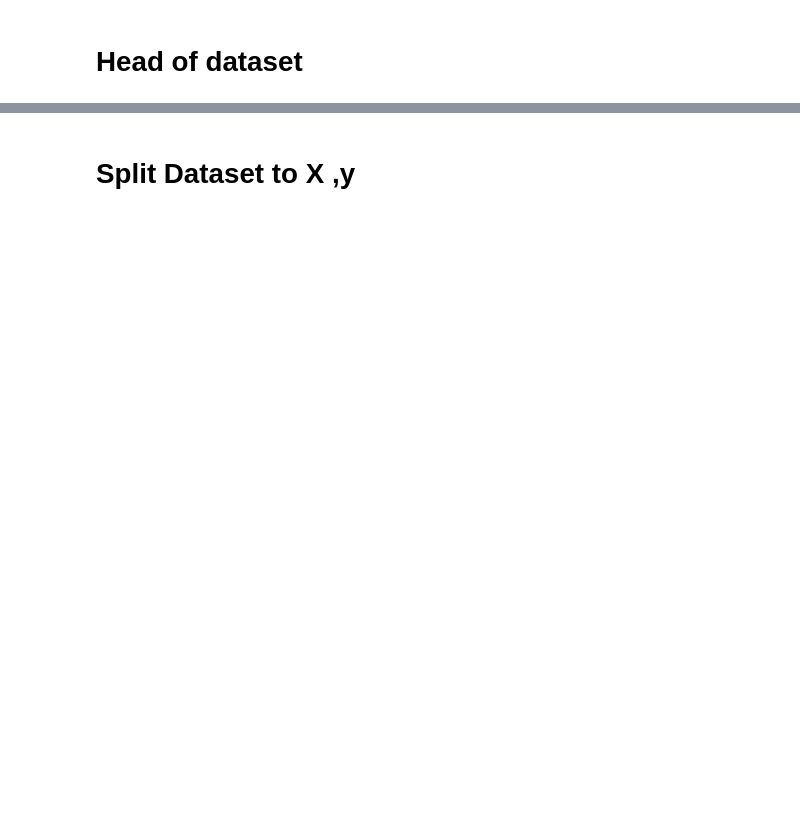
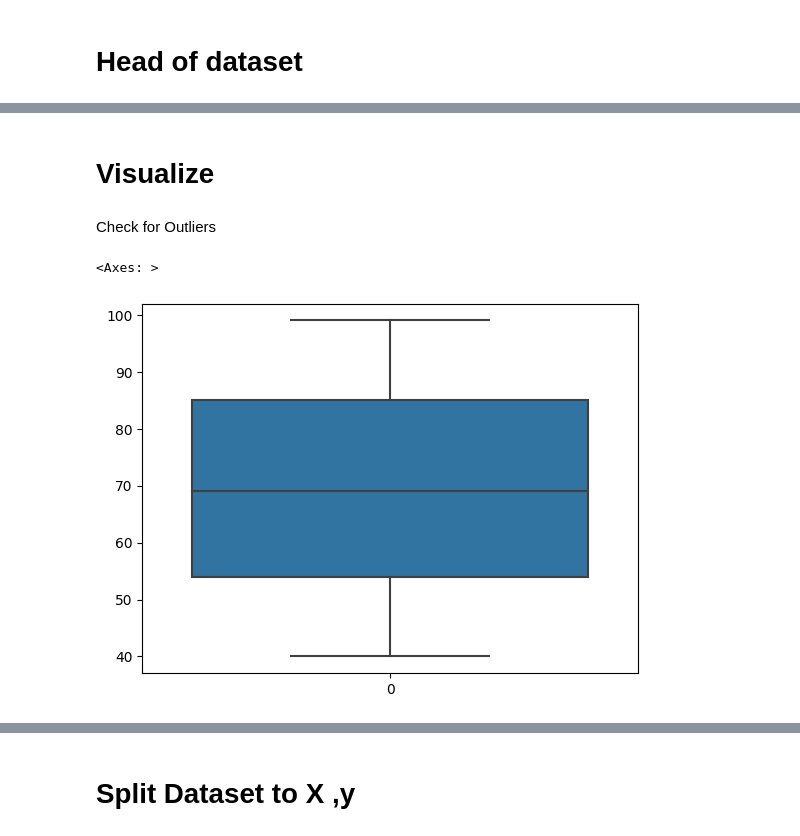
Before and after one commit to anderomeda371/firstrepo, a Jupyter notebook: 8_23_Student_Efficiency.ipynb, the cells around one changed output, grey strips where cells are left out. Cells and saved outputs as stored; diff of their text form; code cells hidden in the pictures; blank space fills up the shorter version.

```diff
--- a/8_23_Student_Efficiency.ipynb
+++ b/8_23_Student_Efficiency.ipynb
@@ -25,2 +59,4 @@ dtype: int64
+# %%
+dataset.drop_duplicates(inplace=True)
 # %% [markdown]
 # Head of dataset
@@ -33,3 +78,12 @@ dataset.head()
 | 2 | 8 | 51 | Yes | 7 | 2 | ... |
 | 3 | 5 | 52 | Yes | 5 | 2 | ... |
 | 4 | 7 | 75 | No | 8 | 5 | ... |
+# %% [markdown]
+# Visualize
+# %% [markdown]
+Check for Outliers
+# %%
+sns.boxplot(dataset["Previous Scores"])
+# %% [output]
+<Axes: >
+[figure, added]
```
Also changed, not shown: parts of 18 cells of this notebook.
